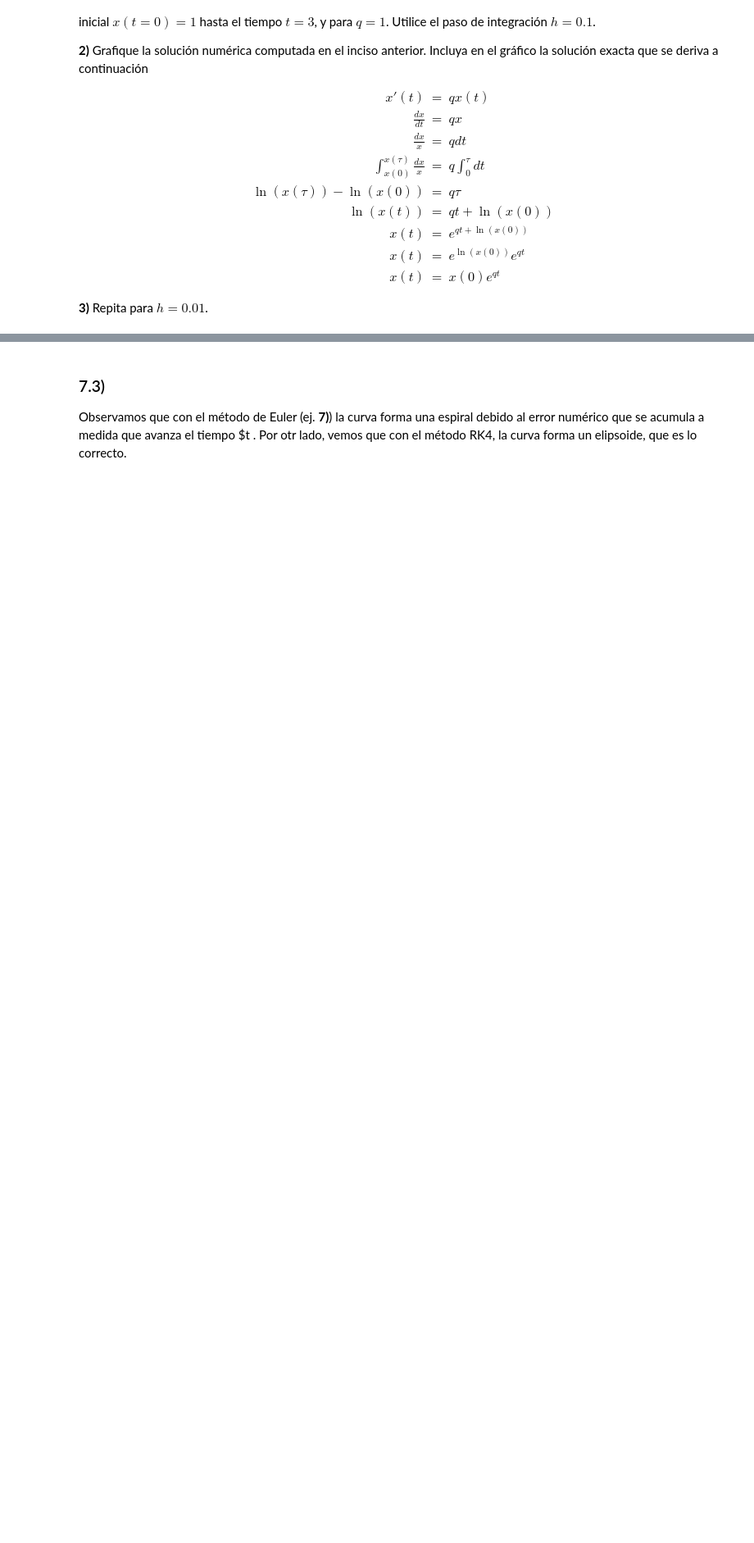
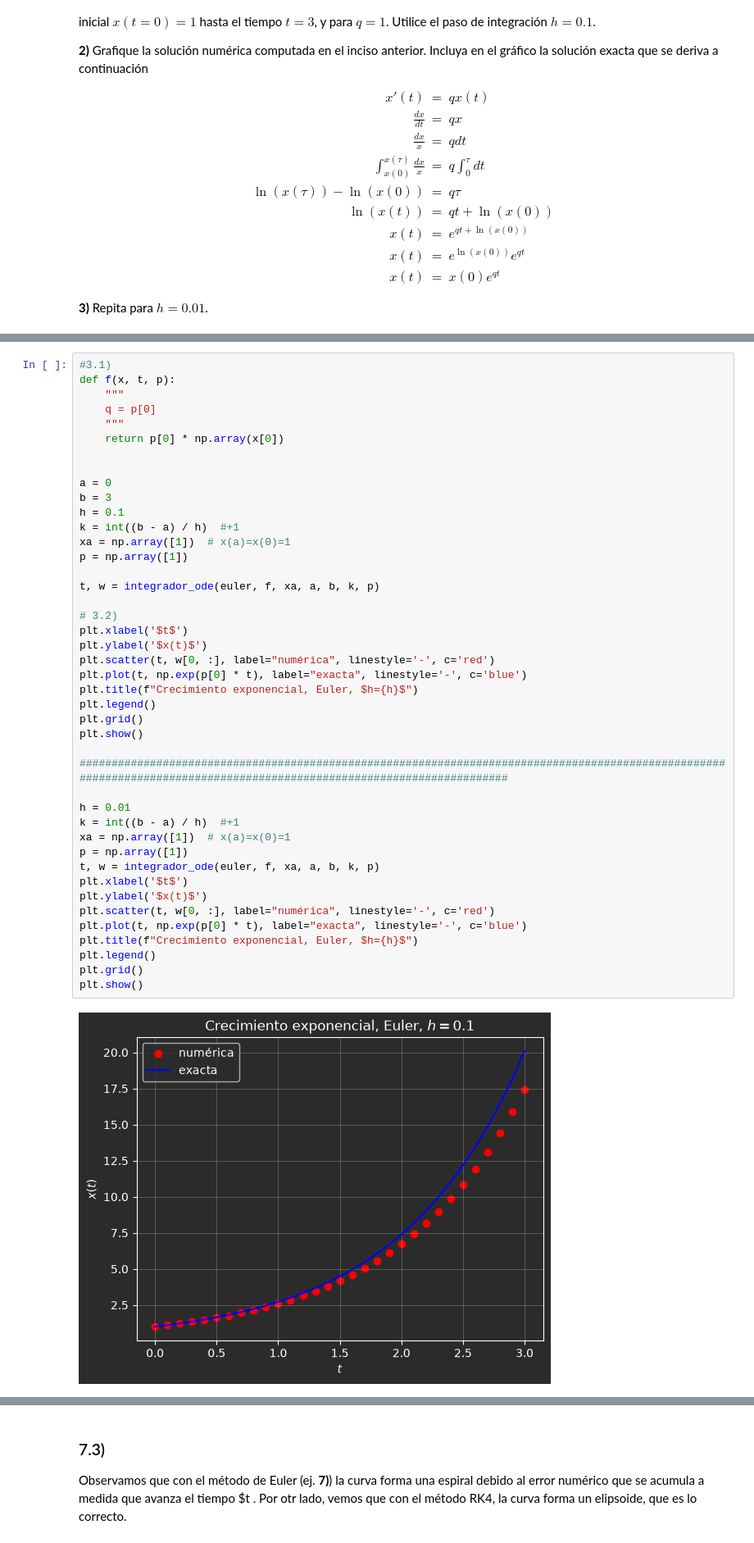
Before and after one commit to alexwicher/RedesNeuronales, a Jupyter notebook: pract4/redes_neuronales_2026_guia_4.ipynb, the cells around one changed output, grey strips where cells are left out. Shown at 82% size. Cells and saved outputs as stored; diff of their text form; blank space fills up the shorter version.

```diff
--- a/pract4/redes_neuronales_2026_guia_4.ipynb
+++ b/pract4/redes_neuronales_2026_guia_4.ipynb
@@ -297,0 +312,45 @@ plt.legend()
+# %%
+#3.1)
+def f(x, t, p):
+    """
+    q = p[0]
+    """
+    return p[0] * np.array(x[0])
+
+
+a = 0
+b = 3
+h = 0.1
+k = int((b - a) / h)  #+1
+xa = np.array([1])  # x(a)=x(0)=1
+p = np.array([1])
+
+t, w = integrador_ode(euler, f, xa, a, b, k, p)
+
+# 3.2)
+plt.xlabel('$t$')
+plt.ylabel('$x(t)$')
+plt.scatter(t, w[0, :], label="numérica", linestyle='-', c='red')
+plt.plot(t, np.exp(p[0] * t), label="exacta", linestyle='-', c='blue')
+plt.title(f"Crecimiento exponencial, Euler, $h={h}$")
+plt.legend()
+plt.grid()
+plt.show()
+
+########################################################################################################################################################################
+
+h = 0.01
+k = int((b - a) / h)  #+1
+xa = np.array([1])  # x(a)=x(0)=1
+p = np.array([1])
+t, w = integrador_ode(euler, f, xa, a, b, k, p)
+plt.xlabel('$t$')
+plt.ylabel('$x(t)$')
+plt.scatter(t, w[0, :], label="numérica", linestyle='-', c='red')
+plt.plot(t, np.exp(p[0] * t), label="exacta", linestyle='-', c='blue')
+plt.title(f"Crecimiento exponencial, Euler, $h={h}$")
+plt.legend()
+plt.grid()
+plt.show()
+# %% [output]
+[figure, added]
```
Also changed, not shown: parts of 18 cells of this notebook, 1 other file.
